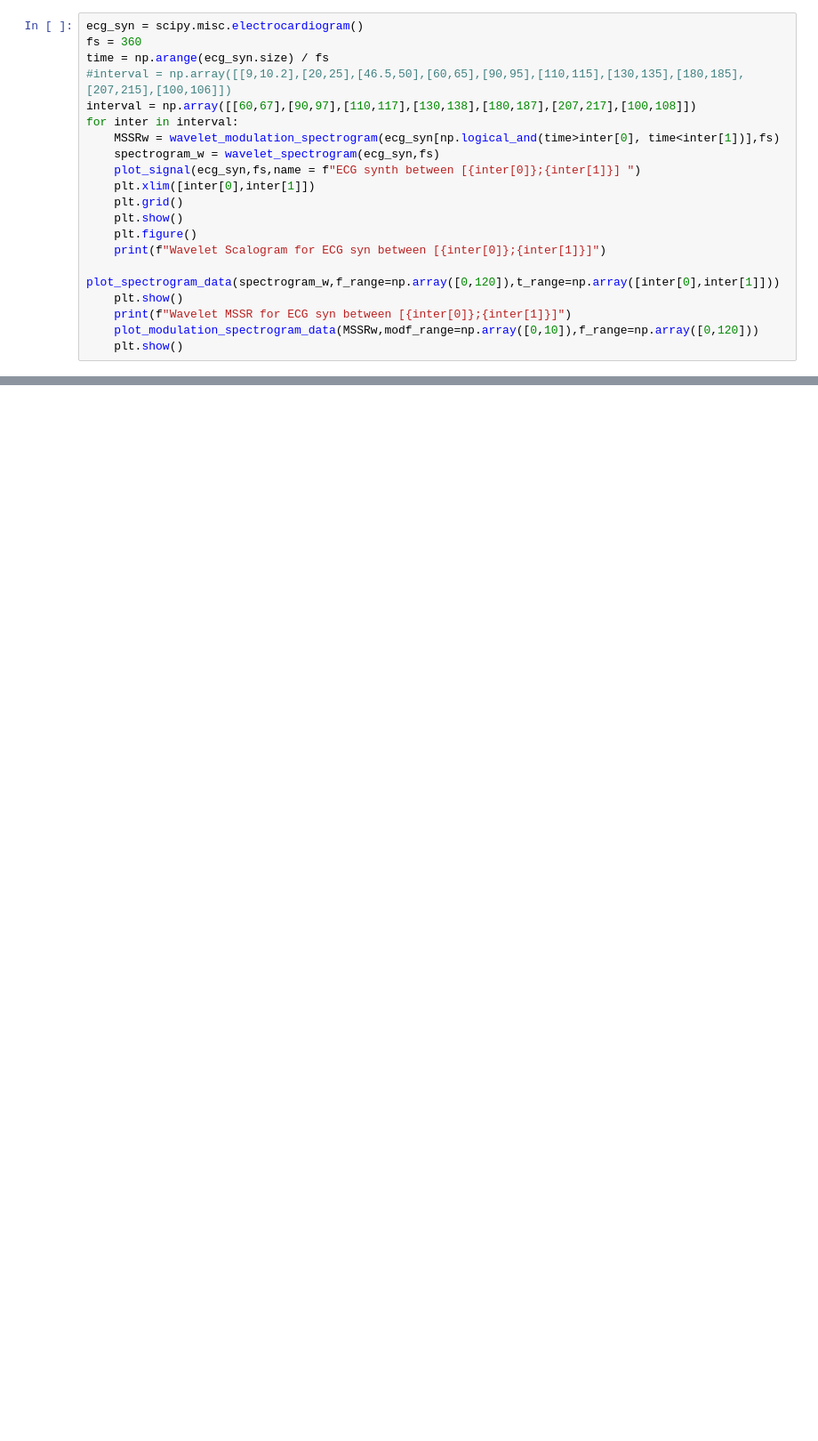
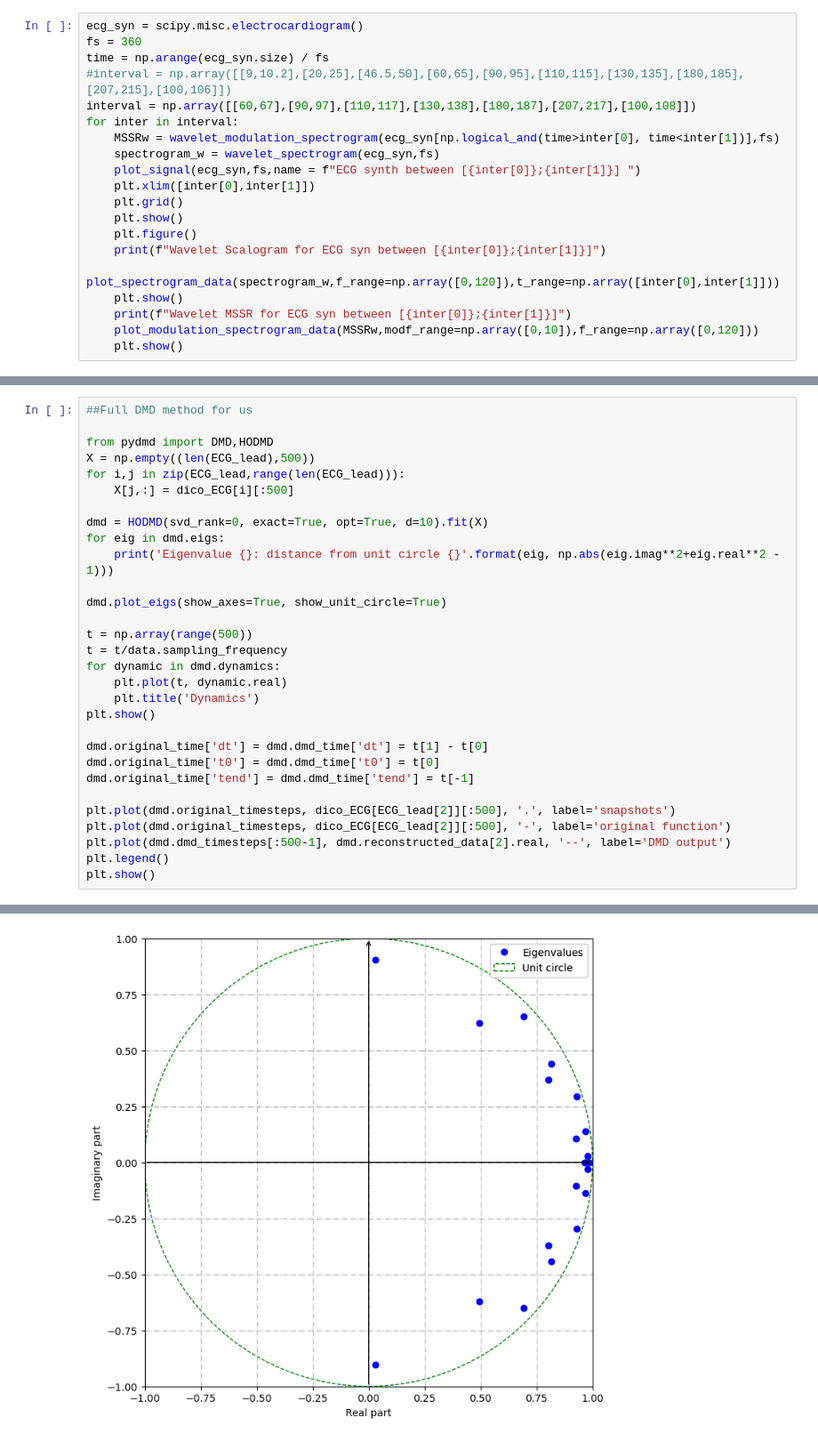
Before and after one commit to CBergerEPFL/maitrise, a Jupyter notebook: test_sample.ipynb, the cells around one changed output, grey strips where cells are left out. Shown at 89% size. Saved outputs shown, nothing was run; the diff lists cells and outputs as text; blank space fills up the shorter version.

Commit message:
HODMD implementation

```diff
--- a/test_sample.ipynb
+++ b/test_sample.ipynb
@@ -1936,0 +1988,31 @@ for inter in interval:
+# %%
+##Full DMD method for us
+
+from pydmd import DMD,HODMD
+X = np.empty((len(ECG_lead),500))
+for i,j in zip(ECG_lead,range(len(ECG_lead))):
+    X[j,:] = dico_ECG[i][:500]
+
+dmd = HODMD(svd_rank=0, exact=True, opt=True, d=10).fit(X)
+for eig in dmd.eigs:
+    print('Eigenvalue {}: distance from unit circle {}'.format(eig, np.abs(eig.imag**2+eig.real**2 - 1)))
+
+dmd.plot_eigs(show_axes=True, show_unit_circle=True)
+
+t = np.array(range(500))
+t = t/data.sampling_frequency
+for dynamic in dmd.dynamics:
+    plt.plot(t, dynamic.real)
+    plt.title('Dynamics')
+plt.show()
+
+dmd.original_time['dt'] = dmd.dmd_time['dt'] = t[1] - t[0]
+dmd.original_time['t0'] = dmd.dmd_time['t0'] = t[0]
+dmd.original_time['tend'] = dmd.dmd_time['tend'] = t[-1]
+
+plt.plot(dmd.original_timesteps, dico_ECG[ECG_lead[2]][:500], '.', label='snapshots')
+plt.plot(dmd.original_timesteps, dico_ECG[ECG_lead[2]][:500], '-', label='original function')
+plt.plot(dmd.dmd_timesteps[:500-1], dmd.reconstructed_data[2].real, '--', label='DMD output')
+plt.legend()
+plt.show()
+# %% [output]
@@ -1936,0 +2039 @@ for inter in interval:
+[figure, added]
```
Also changed, not shown: parts of 7 cells of this notebook.
